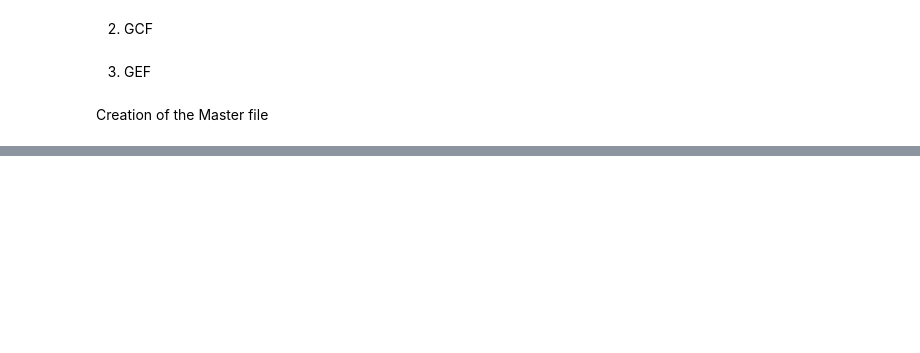
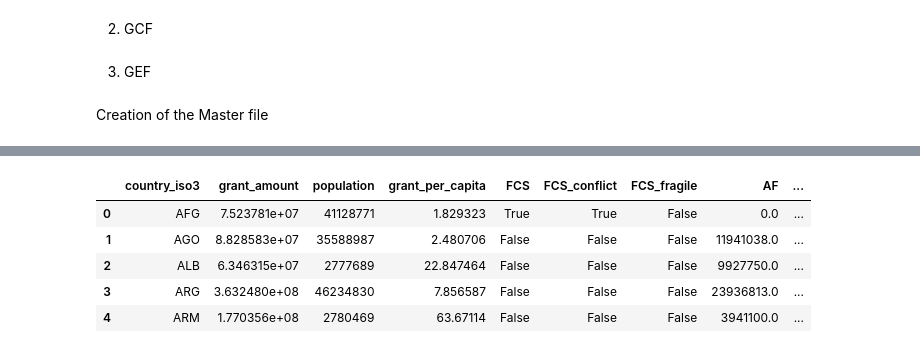
Before and after one commit to CeMSc/GEF-AF-GCF-Scrapers, a Jupyter notebook: Master_File_Creation_and_Data_Tidying.ipynb, the cells around one changed output, grey strips where cells are left out. Cells and saved outputs as stored; diff of their text form; code cells hidden in the pictures; blank space fills up the shorter version.

```diff
--- a/Master_File_Creation_and_Data_Tidying.ipynb
+++ b/Master_File_Creation_and_Data_Tidying.ipynb
@@ -257,0 +341,98 @@ Total projects from the GEF are 2402. On the website, there are 2402. Missing or
+# %%
+import pandas as pd
+import pycountry
+import requests
+
+# Load the exploded master file
+FILE_PATH = r'D:\data\CGIAR\UNFCCC\exploded_master.csv'
+data = pd.read_csv(FILE_PATH, encoding='utf-8')
+
+# Group by country and sum the total grant amount per country
+grouped_data = data.groupby('country_iso3')['grant_amount'].sum().reset_index()
+
+# Function to get population data from World Bank API
+def get_population_data(iso3):
+    url = f"https://api.worldbank.org/v2/country/{iso3}/indicator/SP.POP.TOTL?date=2022&format=json"
+    try:
+        response = requests.get(url)
+        response.raise_for_status()
+        data = response.json()
+        if len(data) > 1 and isinstance(data[1], list) and len(data[1]) > 0:
+            return data[1][0].get('value', 'Unknown')
+    except requests.exceptions.RequestException as e:
+        print(f"HTTP error: {e}")
+    except (IndexError, KeyError, TypeError) as e:
+        print(f"Data error: {e}")
+    except Exception as e:
+        print(f"An error occurred: {e}")
+
+    return 'Unknown'
+
+# Add population data to the grouped data
+grouped_data['population'] = grouped_data['country_iso3'].apply(get_population_data)
+
+# Calculate per capita grant amount
+grouped_data['grant_per_capita'] = grouped_data.apply(
+    lambda row: row['grant_amount'] / row['population'] if row['population'] != 'Unknown' else 'Unknown', axis=1
+)
+
+# Group by country and organization, and sum the grant amount per country and organization
+org_grouped_data = data.groupby(['country_iso3', 'org'])['grant_amount'].sum().unstack(fill_value=0).reset_index()
+
+# Calculate per capita grant amount for each organization
+for org in org_grouped_data.columns[1:]:
+    org_grouped_data[f'grant_per_capita_{org}'] = org_grouped_data.apply(
+        lambda row: row[org] / grouped_data.loc[grouped_data['country_iso3'] == row['country_iso3'], 'population'].values[0]
+        if grouped_data.loc[grouped_data['country_iso3'] == row['country_iso3'], 'population'].values[0] != 'Unknown'
+        else 'Unknown', axis=1
+    )
+
+# Normalize country names
+def normalize_country_name(country_name):
+    try:
+        return pycountry.countries.lookup(country_name).alpha_3
+    except LookupError:
+        return None
+
+# Assuming these variables are defined earlier in the code and not repeated
+CONFLICT_COUNTRIES = [
+    'AFG', 'BFA', 'CMR', 'CAF', 'COD',
+    'ETH', 'IRQ', 'MLI', 'MOZ', 'MMR', 'NER', 'NGA', 'SOM',
+    'SSD', 'SDN', 'SYR', 'UKR', 'PSE', 'YEM'
+]
+
+FRAGILE_COUNTRIES = [
+    'BDI', 'TCD', 'COM', 'COG', 'ERI', 'GNB', 'HTI',
+    'KIR', 'XKX', 'LBN', 'LBY', 'MHL', 'FSM',
+    'PNG', 'STP', 'SLB', 'TLS', 'TUV',
+    'VEN', 'ZWE'
+]
+
+# Normalize country names for conflict and fragile lists
+conflict_iso3 = [normalize_country_name(country) for country in CONFLICT_COUNTRIES]
+fragile_iso3 = [normalize_country_name(country) for country in FRAGILE_COUNTRIES]
+
+# Remove None values
+conflict_iso3 = [iso3 for iso3 in conflict_iso3 if iso3]
+fragile_iso3 = [iso3 for iso3 in fragile_iso3 if iso3]
+
+# Add 'FCS', 'FCS_conflict', and 'FCS_fragile' columns to the grouped data
+grouped_data['FCS'] = grouped_data['country_iso3'].isin(conflict_iso3 + fragile_iso3)
+grouped_data['FCS_conflict'] = grouped_data['country_iso3'].isin(conflict_iso3)
+grouped_data['FCS_fragile'] = grouped_data['country_iso3'].isin(fragile_iso3)
+
+# Merge the org grouped data with the main grouped data
+final_data = pd.merge(grouped_data, org_grouped_data, on='country_iso3')
+
+# Save the aggregated data to a new CSV file
+AGGREGATED_FILE_PATH = r"D:\data\CGIAR\UNFCCC\aggregated_master.csv"
+final_data.to_csv(AGGREGATED_FILE_PATH, index=False, encoding='utf-8')
+
+final_data.head()
+# %% [output]
+|  | country_iso3 | grant_amount | population | grant_per_capita | FCS | FCS_conflict | FCS_fragile | AF | ... |
+| 0 | AFG | 7.523781e+07 | 41128771 | 1.829323 | True | True | False | 0.0 | ... |
+| 1 | AGO | 8.828583e+07 | 35588987 | 2.480706 | False | False | False | 11941038.0 | ... |
+| 2 | ALB | 6.346315e+07 | 2777689 | 22.847464 | False | False | False | 9927750.0 | ... |
+| 3 | ARG | 3.632480e+08 | 46234830 | 7.856587 | False | False | False | 23936813.0 | ... |
+| 4 | ARM | 1.770356e+08 | 2780469 | 63.67114 | False | False | False | 3941100.0 | ... |
```
Also changed, not shown: parts of 7 cells of this notebook.
